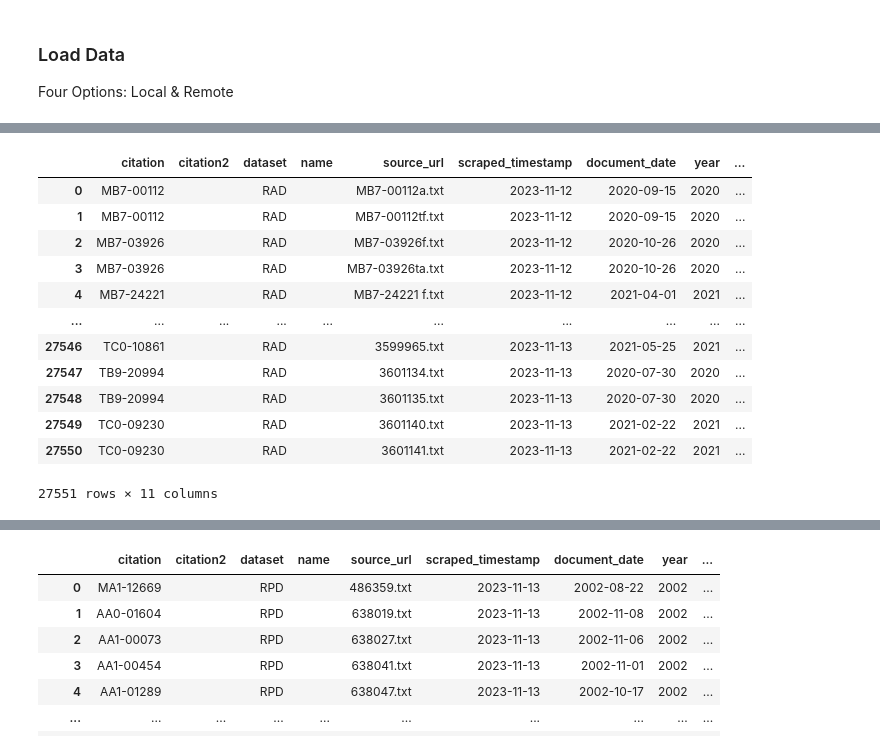
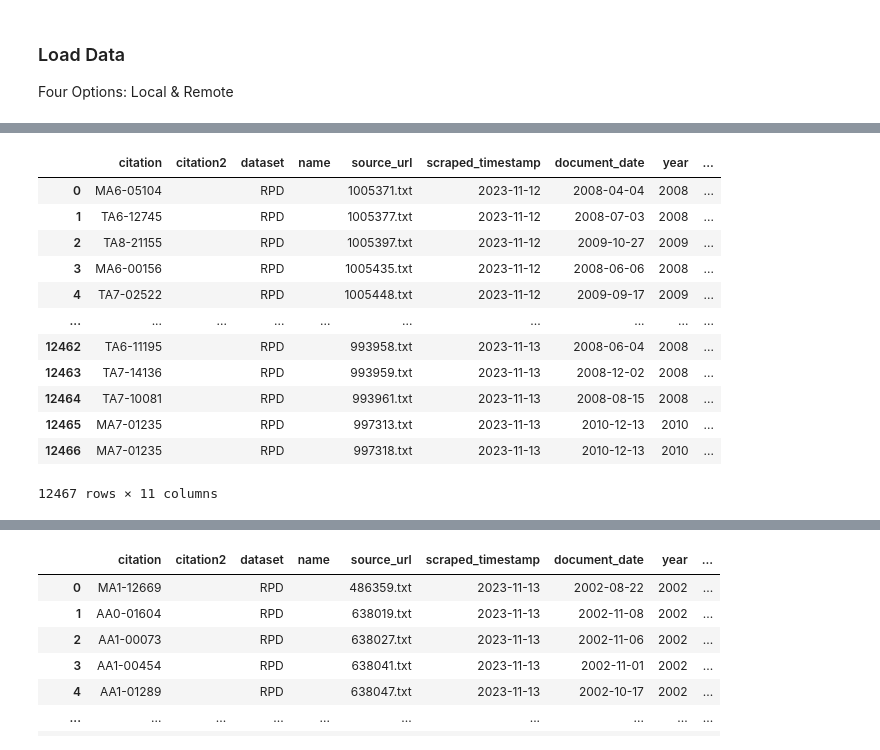
Before and after one commit to Refugee-Law-Lab/rpd_bulk_data, a Jupyter notebook: load_and_analyze_rpd_cases.ipynb, the cells around one changed output, grey strips where cells are left out. Saved outputs shown, nothing was run; the diff lists cells and outputs as text; code cells hidden in the pictures.

```diff
--- a/load_and_analyze_rpd_cases.ipynb
+++ b/load_and_analyze_rpd_cases.ipynb
@@ -76,34 +76,34 @@ df
 # %%
 # OPTION 2: Load parquet data remotely from Huggingface without cloning repo
 import pandas as pd
 import requests
 from io import BytesIO
 
-url = 'https://huggingface.co/datasets/refugee-law-lab/canadian-legal-data/resolve/main/RAD/train.parquet'
+url = 'https://huggingface.co/datasets/refugee-law-lab/canadian-legal-data/resolve/main/RPD/train.parquet'
 
 # load data
 results = requests.get(url)
 
 # convert to dataframe
 df = pd.read_parquet(BytesIO(results.content))
 
 df
 
 # (if code fails, add engine='pyarrow' to read_parquet() function)
 # %% [output]
 |  | citation | citation2 | dataset | name | source_url | scraped_timestamp | document_date | year | ... |
-| 0 | MB7-00112 |  | RAD |  | MB7-00112a.txt | 2023-11-12 | 2020-09-15 | 2020 | ... |
-| 1 | MB7-00112 |  | RAD |  | MB7-00112tf.txt | 2023-11-12 | 2020-09-15 | 2020 | ... |
-| 2 | MB7-03926 |  | RAD |  | MB7-03926f.txt | 2023-11-12 | 2020-10-26 | 2020 | ... |
-| 3 | MB7-03926 |  | RAD |  | MB7-03926ta.txt | 2023-11-12 | 2020-10-26 | 2020 | ... |
-| 4 | MB7-24221 |  | RAD |  | MB7-24221 f.txt | 2023-11-12 | 2021-04-01 | 2021 | ... |
+| 0 | MA6-05104 |  | RPD |  | 1005371.txt | 2023-11-12 | 2008-04-04 | 2008 | ... |
+| 1 | TA6-12745 |  | RPD |  | 1005377.txt | 2023-11-12 | 2008-07-03 | 2008 | ... |
+| 2 | TA8-21155 |  | RPD |  | 1005397.txt | 2023-11-12 | 2009-10-27 | 2009 | ... |
+| 3 | MA6-00156 |  | RPD |  | 1005435.txt | 2023-11-12 | 2008-06-06 | 2008 | ... |
+| 4 | TA7-02522 |  | RPD |  | 1005448.txt | 2023-11-12 | 2009-09-17 | 2009 | ... |
 | ... | ... | ... | ... | ... | ... | ... | ... | ... | ... |
-| 27546 | TC0-10861 |  | RAD |  | 3599965.txt | 2023-11-13 | 2021-05-25 | 2021 | ... |
-| 27547 | TB9-20994 |  | RAD |  | 3601134.txt | 2023-11-13 | 2020-07-30 | 2020 | ... |
-| 27548 | TB9-20994 |  | RAD |  | 3601135.txt | 2023-11-13 | 2020-07-30 | 2020 | ... |
-| 27549 | TC0-09230 |  | RAD |  | 3601140.txt | 2023-11-13 | 2021-02-22 | 2021 | ... |
-| 27550 | TC0-09230 |  | RAD |  | 3601141.txt | 2023-11-13 | 2021-02-22 | 2021 | ... |
+| 12462 | TA6-11195 |  | RPD |  | 993958.txt | 2023-11-13 | 2008-06-04 | 2008 | ... |
+| 12463 | TA7-14136 |  | RPD |  | 993959.txt | 2023-11-13 | 2008-12-02 | 2008 | ... |
+| 12464 | TA7-10081 |  | RPD |  | 993961.txt | 2023-11-13 | 2008-08-15 | 2008 | ... |
+| 12465 | MA7-01235 |  | RPD |  | 997313.txt | 2023-11-13 | 2010-12-13 | 2010 | ... |
+| 12466 | MA7-01235 |  | RPD |  | 997318.txt | 2023-11-13 | 2010-12-13 | 2010 | ... |
-27551 rows × 11 columns
+12467 rows × 11 columns
 # %%
 # OPTION 3: Load data remotely from GitHub without cloning repo
 # Note: load time varies depending on internet connection (approx 600 MB of data for all years/languages)
```
Also changed, not shown: parts of 2 cells of this notebook.
